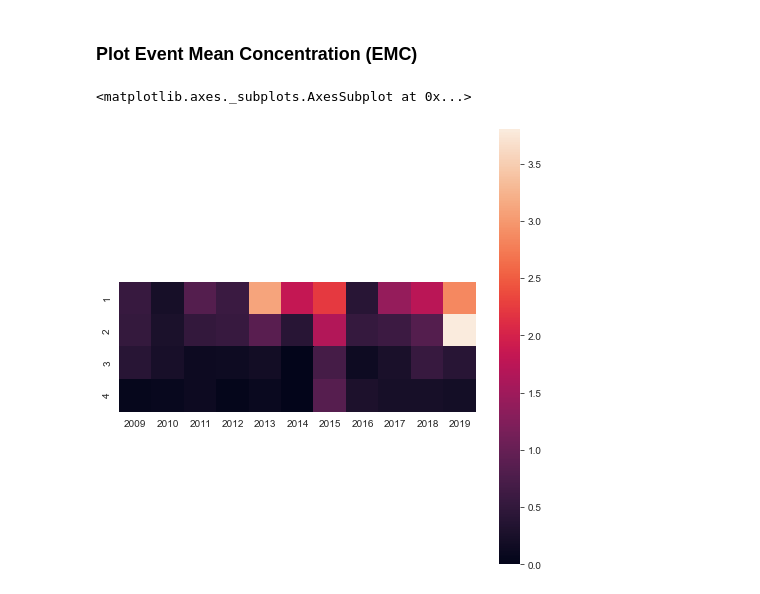
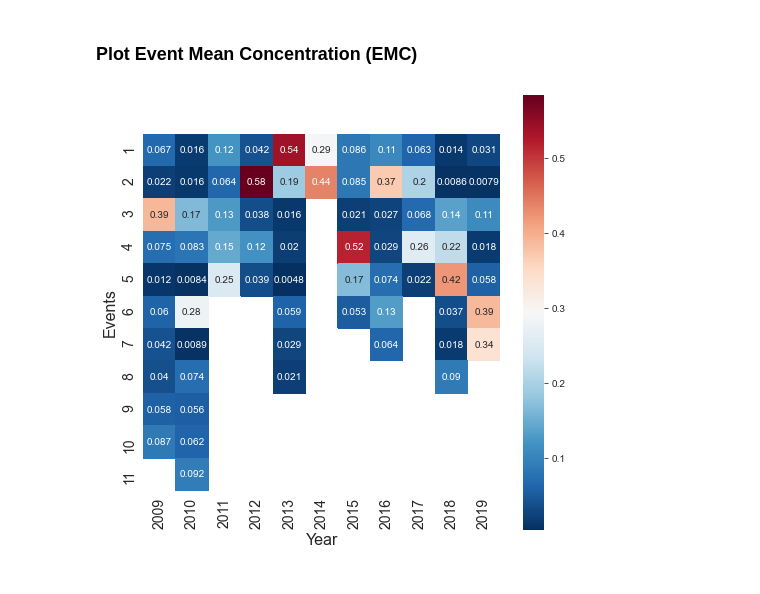
Before and after one commit to QianWanghhu/wqd_analyze, a Jupyter notebook: src/Plotings.ipynb, the cells around one changed output. Drawn from its saved outputs; the diff is of its cells as text; code cells hidden in the pictures.

```diff
--- a/src/Plotings.ipynb
+++ b/src/Plotings.ipynb
@@ -95,9 +123,19 @@ df_fillna = pd.DataFrame(index=np.arange(1, 12), columns=emc_matrix.keys())
 for key, val in emc_matrix.items():
     df_fillna.loc[0:len(val), key] = val
 df_fillna.fillna(0, inplace=True)
-# %%
-sns.set_context({"figure.figsize":(8,8)})
-sns.heatmap(data=df_fillna.iloc[:4],square=True)
-# %% [output]
-<matplotlib.axes._subplots.AxesSubplot at 0x...>
-[figure, removed]
+# %%
+# creat a mask
+mask = np.zeros_like(df_fillna.values)
+mask[df_fillna == 0] = True
+# %%
+sns.set_context({"figure.figsize":(8,8)})
+sns.axes_style("white")
+ax = sns.heatmap(data=np.array(df_fillna.values),square=True, annot=True, mask=mask,
+            xticklabels=df_fillna.columns, yticklabels= df_fillna.index,cmap="RdBu_r")
+ax.set_xlabel('Year', fontsize=16)
+ax.set_ylabel('Events', fontsize=16)
+plt.xticks(rotation=90, fontsize=14)
+plt.yticks(fontsize=14);
+plt.savefig(f'{outpath}figs/obs_event_load_coefficients.png', format='png', dpi=400)
+# %% [output]
+[figure, added]
```
Also changed, not shown: parts of 10 cells of this notebook.
